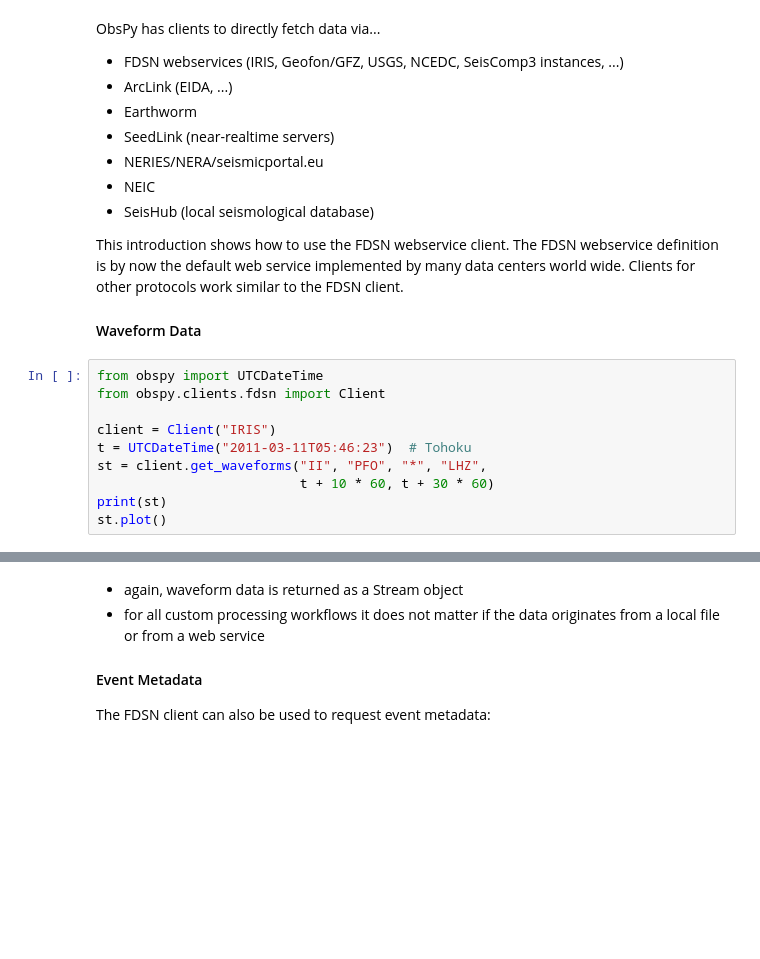
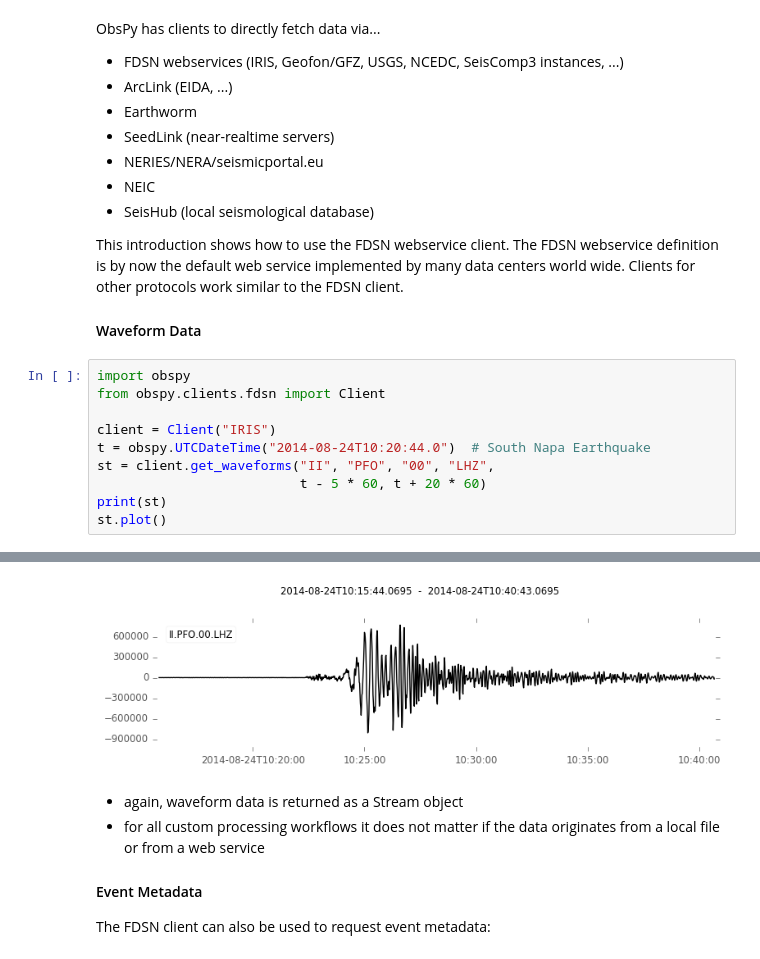
Before and after one commit to krischer/cig_llnl_computational_seismology_workshop_obspy_instaseis, a Jupyter notebook: ObsPy/06_FDSN-with_solutions.ipynb, the cells around one changed output, grey strips where cells are left out. Cells and saved outputs as stored; diff of their text form; blank space fills up the shorter version.

```diff
--- a/ObsPy/06_FDSN-with_solutions.ipynb
+++ b/ObsPy/06_FDSN-with_solutions.ipynb
@@ -39,13 +39,13 @@ This introduction shows how to use the FDSN webservice client. The FDSN webservi
 
 #### Waveform Data
 # %%
-from obspy import UTCDateTime
+import obspy
 from obspy.clients.fdsn import Client
 
 client = Client("IRIS")
-t = UTCDateTime("2011-03-11T05:46:23")  # Tohoku
-st = client.get_waveforms("II", "PFO", "*", "LHZ",
-                          t + 10 * 60, t + 30 * 60)
+t = obspy.UTCDateTime("2014-08-24T10:20:44.0")  # South Napa Earthquake
+st = client.get_waveforms("II", "PFO", "00", "LHZ",
+                          t - 5 * 60, t + 20 * 60)
 print(st)
 st.plot()
 # %% [output]
@@ -53,3 +54,4 @@ FDSNException: No FDSN services could be discovered at 'http://service.iris.edu'
+[figure, added]
 # %% [markdown]
 - again, waveform data is returned as a Stream object
 - for all custom processing workflows it does not matter if the data originates from a local file or from a web service
```
Also changed, not shown: parts of 17 cells of this notebook, 10 other files.
